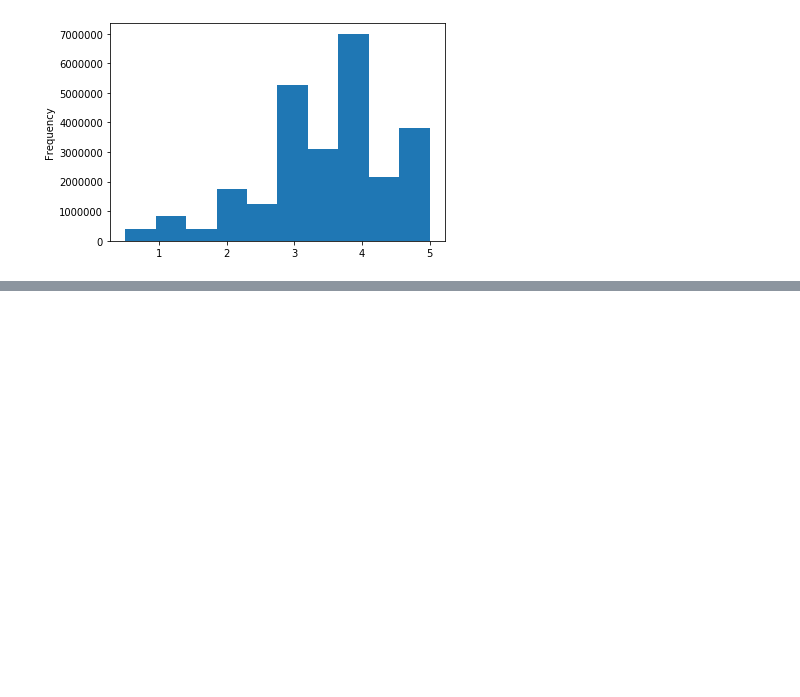
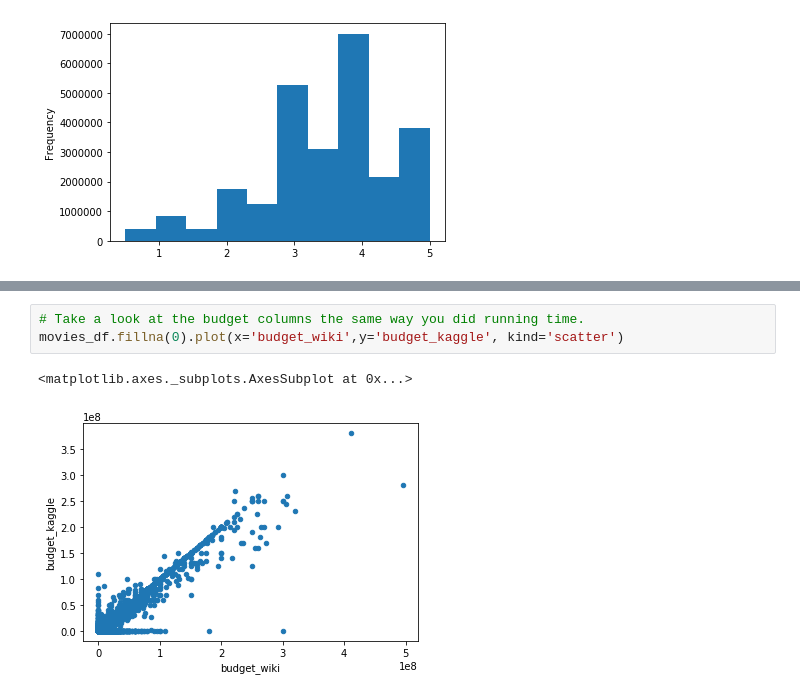
Before and after one commit to alysonrussell/Movies-ETL, a Jupyter notebook: Movies_Extract.ipynb, the cells around one changed output, grey strips where cells are left out. Cells and saved outputs as stored; diff of their text form; blank space fills up the shorter version.

```diff
--- a/Movies_Extract.ipynb
+++ b/Movies_Extract.ipynb
@@ -747,0 +832,6 @@ Name: rating, dtype: float64
+# %%
+# Take a look at the budget columns the same way you did running time.
+movies_df.fillna(0).plot(x='budget_wiki',y='budget_kaggle', kind='scatter')
+# %% [output]
+<matplotlib.axes._subplots.AxesSubplot at 0x...>
+[figure, added]
```
Also changed, not shown: parts of 27 cells of this notebook.
